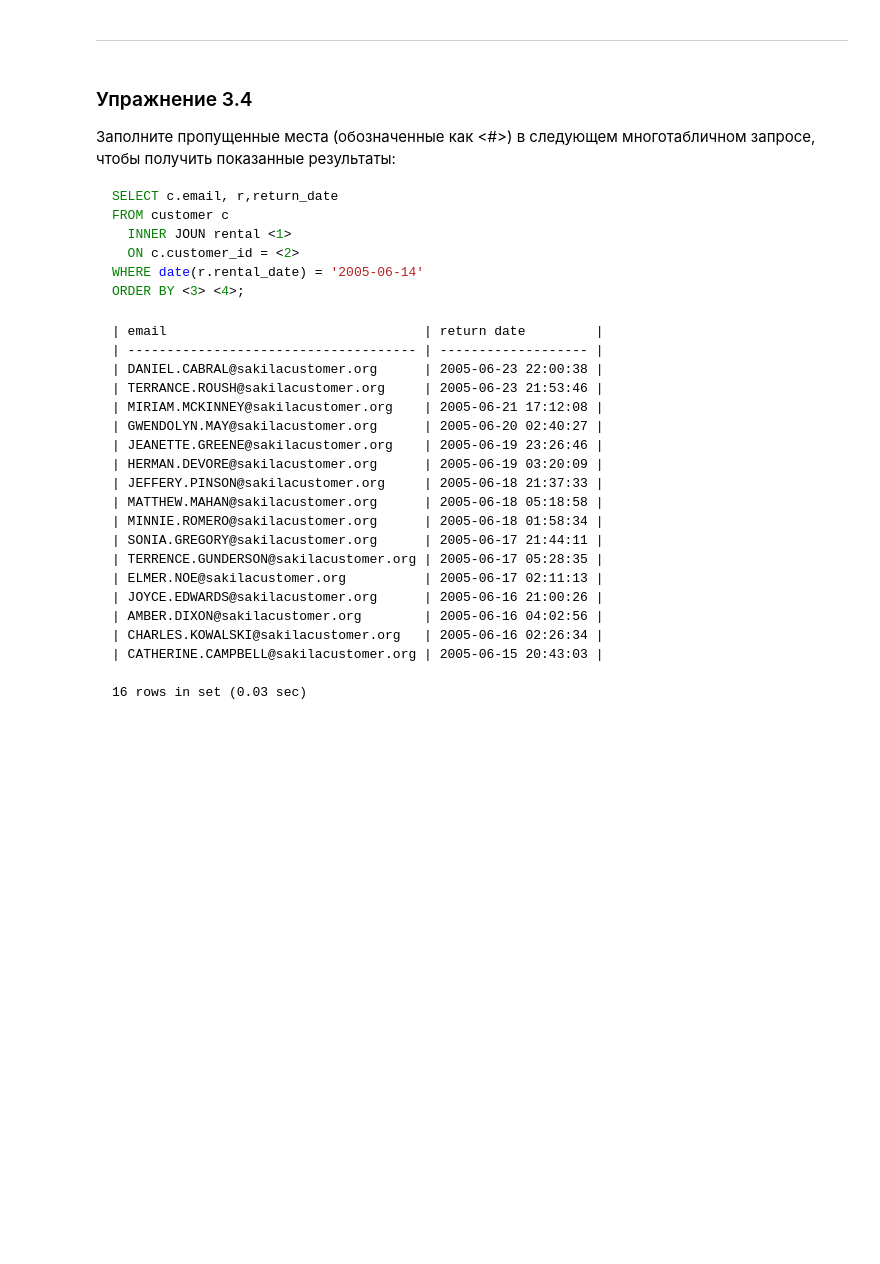
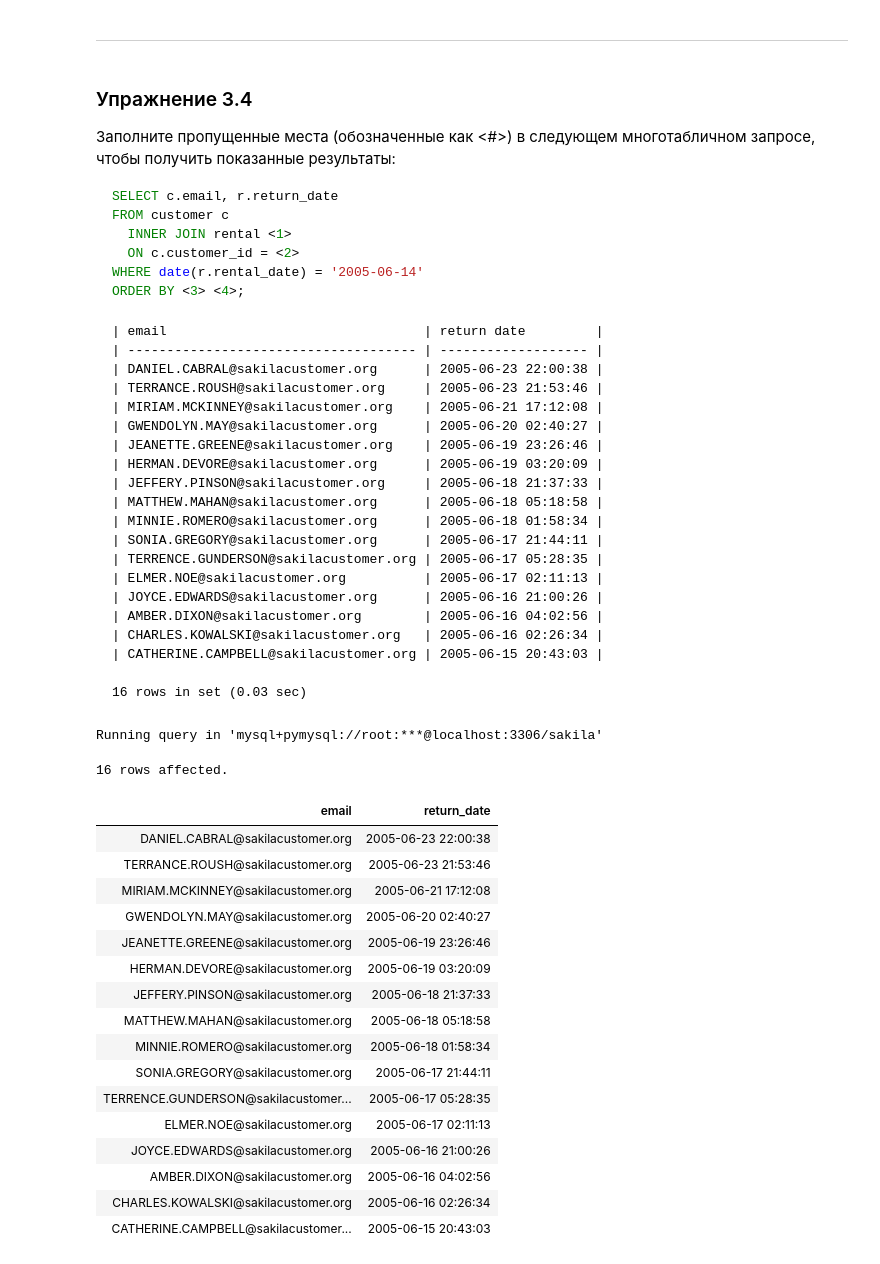
Before and after one commit to magus1968/learning-sql, a Jupyter notebook: docs/ch03.ipynb, the cells around one changed output. Drawn from its saved outputs; the diff is of its cells as text; code cells hidden in the pictures; blank space fills up the shorter version.

````diff
--- a/docs/ch03.ipynb
+++ b/docs/ch03.ipynb
@@ -809,9 +850,9 @@ shape: (200, 3)
 ### Упражнение 3.4
 Заполните пропущенные места (обозначенные как <#>) в следующем многотабличном запросе, чтобы получить показанные результаты:
 ```sql
-SELECT c.email, r,return_date
+SELECT c.email, r.return_date
 FROM customer c
-  INNER JOUN rental <1>
+  INNER JOIN rental <1>
   ON c.customer_id = <2>
 WHERE date(r.rental_date) = '2005-06-14'
 ORDER BY <3> <4>;
@@ -839,3 +880,31 @@ ORDER BY <3> <4>;
 
 16 rows in set (0.03 sec)
 ```
+# %%
+%%sql
+SELECT c.email, r.return_date
+FROM customer c
+  INNER JOIN rental r
+  ON c.customer_id = r.customer_id
+WHERE date(r.rental_date) = '2005-06-14'
+ORDER BY r.return_date desc
+# %% [output]
+Running query in 'mysql+pymysql://root:***@localhost:3306/sakila'
+16 rows affected.
+| email | return_date |
+| DANIEL.CABRAL@sakilacustomer.org | 2005-06-23 22:00:38 |
+| TERRANCE.ROUSH@sakilacustomer.org | 2005-06-23 21:53:46 |
+| MIRIAM.MCKINNEY@sakilacustomer.org | 2005-06-21 17:12:08 |
+| GWENDOLYN.MAY@sakilacustomer.org | 2005-06-20 02:40:27 |
+| JEANETTE.GREENE@sakilacustomer.org | 2005-06-19 23:26:46 |
+| HERMAN.DEVORE@sakilacustomer.org | 2005-06-19 03:20:09 |
+| JEFFERY.PINSON@sakilacustomer.org | 2005-06-18 21:37:33 |
+| MATTHEW.MAHAN@sakilacustomer.org | 2005-06-18 05:18:58 |
+| MINNIE.ROMERO@sakilacustomer.org | 2005-06-18 01:58:34 |
+| SONIA.GREGORY@sakilacustomer.org | 2005-06-17 21:44:11 |
+| TERRENCE.GUNDERSON@sakilacustomer... | 2005-06-17 05:28:35 |
+| ELMER.NOE@sakilacustomer.org | 2005-06-17 02:11:13 |
+| JOYCE.EDWARDS@sakilacustomer.org | 2005-06-16 21:00:26 |
+| AMBER.DIXON@sakilacustomer.org | 2005-06-16 04:02:56 |
+| CHARLES.KOWALSKI@sakilacustomer.org | 2005-06-16 02:26:34 |
+| CATHERINE.CAMPBELL@sakilacustomer... | 2005-06-15 20:43:03 |
````
Also changed, not shown: parts of 20 cells of this notebook, 5 other files.
